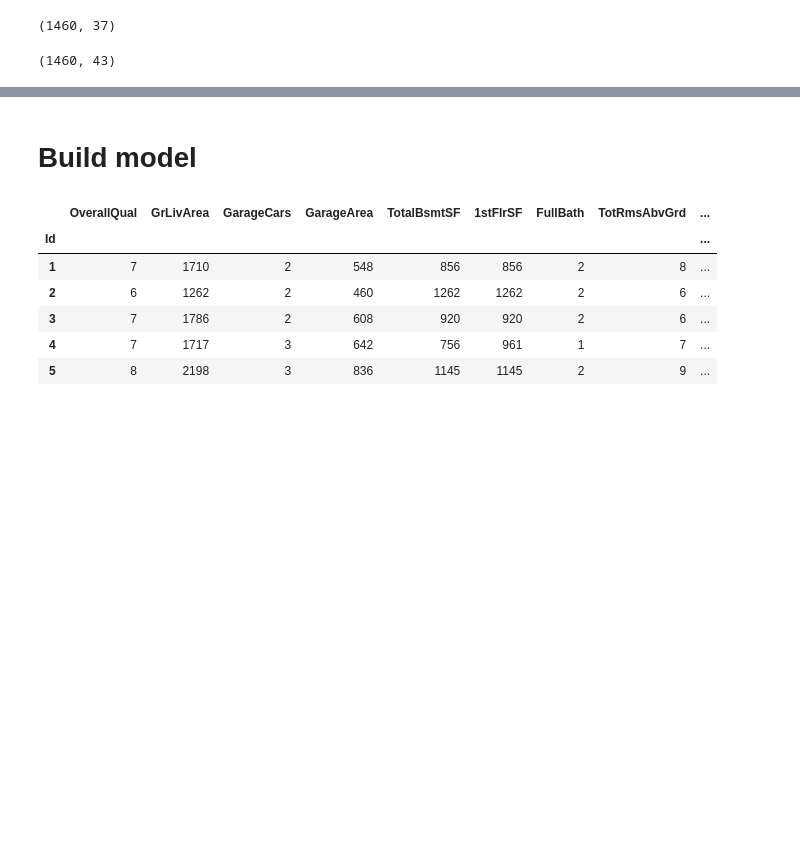
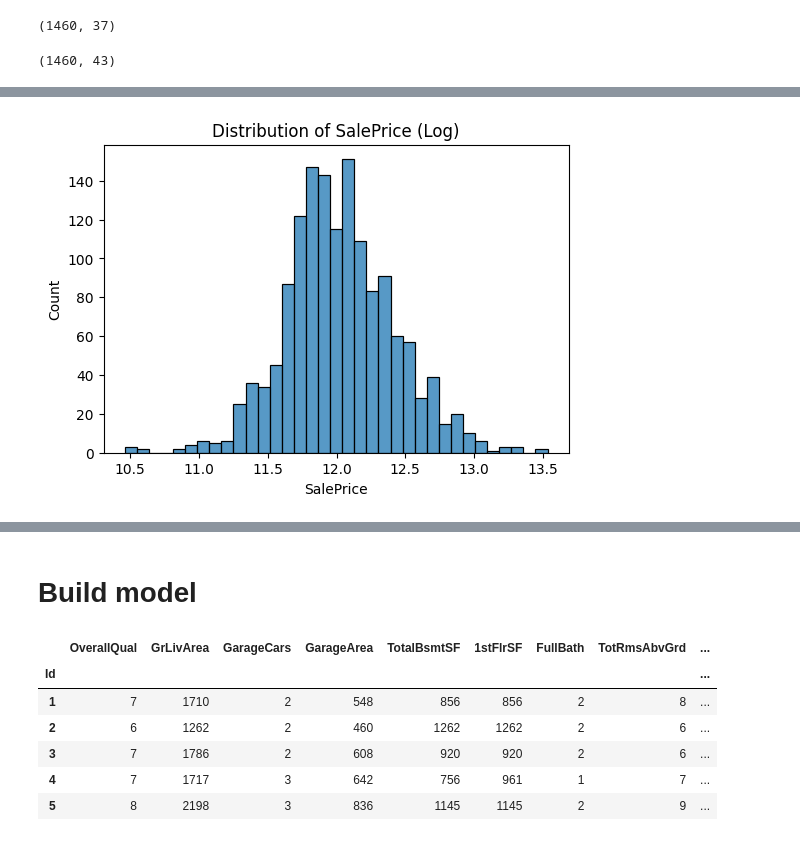
Before and after one commit to remytr/House-Price-Prediction, a Jupyter notebook: house-price-predictions.ipynb, the cells around one changed output, grey strips where cells are left out. Saved outputs shown, nothing was run; the diff lists cells and outputs as text; code cells hidden in the pictures; blank space fills up the shorter version.

```diff
--- a/house-price-predictions.ipynb
+++ b/house-price-predictions.ipynb
@@ -116,0 +112,7 @@ Name: SalePrice, dtype: float64
+# %%
+plt.figure(figsize=(6,4))
+sns.histplot(np.log(df['SalePrice']))
+plt.title('Distribution of SalePrice (Log)')
+plt.show()
+# %% [output]
+[figure, added]
```
Also changed, not shown: parts of 17 cells of this notebook.
